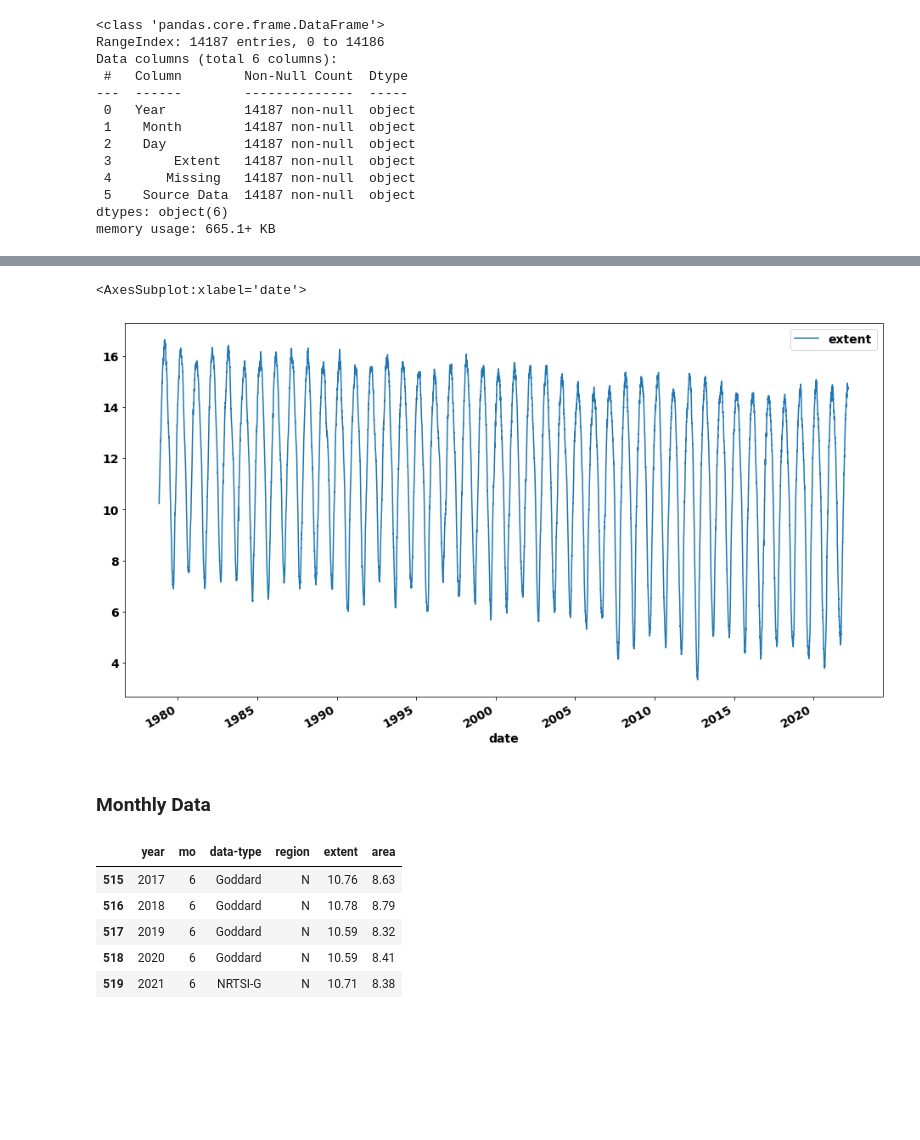
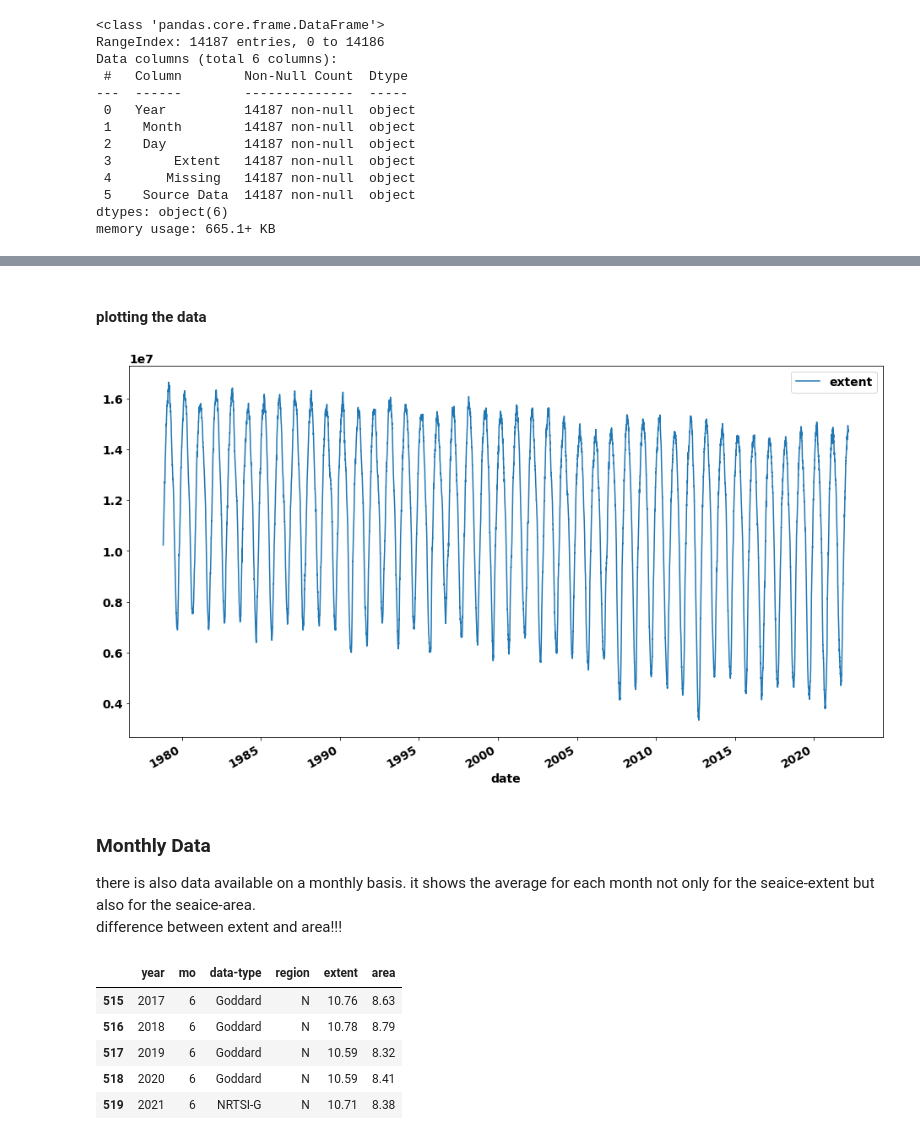
Before and after one commit to KathGo/ice_cream, a Jupyter notebook: notebooks/EDA.ipynb, the cells around one changed output, grey strips where cells are left out. Cells and saved outputs as stored; diff of their text form; code cells hidden in the pictures; blank space fills up the shorter version.

```diff
--- a/notebooks/EDA.ipynb
+++ b/notebooks/EDA.ipynb
@@ -169,5 +70,8 @@ memory usage: 665.1+ KB
 # %%
 #drop first row because it's the description
-df_n1 = df_n.iloc[1:,:]
-df_n1.head()
+df_n = df_n.iloc[1:,:]
+
+#drop Source Data column
+df_n.drop(' Source Data', axis=1, inplace=True)
+df_n.head()
 # %% [output]
@@ -195,0 +90,3 @@ df_n1.head()
+# %%
+df_n.rename(columns={'Year':'year', ' Month':'month', ' Day':'day', '     Extent':'extent', '    Missing':'missing'}, inplace=True)
+df_n.head()
@@ -196,5 +100,5 @@ df_n1.head()
 # %%
 #change the date columns to pd.to_datetime
-df_n1['date'] = pd.to_datetime(df_n1[['Year', 'month', 'day']])
-df_n1.head()
+df_n['date'] = pd.to_datetime(df_n[['year', 'month', 'day']])
+df_n.head()
 # %% [output]
@@ -216,0 +113,5 @@ df_n1.head()
+# %%
+#change type
+df_n[['extent','missing']] = df_n[['extent','missing']].astype(float)
+df_n[['extent','missing']] *=1000000
+df_n.head()
@@ -217,3 +125,5 @@ df_n1.head()
+# %% [markdown]
+#### plotting the data
 # %%
 #general plot settings
 font = {'weight' : 'bold',
@@ -222,13 +132,13 @@ plt.rc('font', **font)
 plt.rc('figure',figsize=(16, 9))
 plt.rcParams['axes.labelweight'] = 'bold'
 # %%
-df_n1['extent'] = df_n1['extent'].astype(float)
-df_n1.plot(x='date', y='extent')
+df_n.plot(x='date', y='extent');
 # %% [output]
-<AxesSubplot:xlabel='date'>
-[figure, old version]
+[figure, new version]
-# %% [markdown]
-### Monthly Data
+# %% [markdown]
+### Monthly Data
+there is also data available on a monthly basis. it shows the average for each month not only for the seaice-extent but also for the seaice-area.
+difference between extent and area!!!
 # %%
 # NSIDC monthly Sea ice extent, 25 km resolution, Northern hemisphere
 # the data is in separate csv.-file for each month
```
Also changed, not shown: parts of 68 cells of this notebook, 1 other file.
